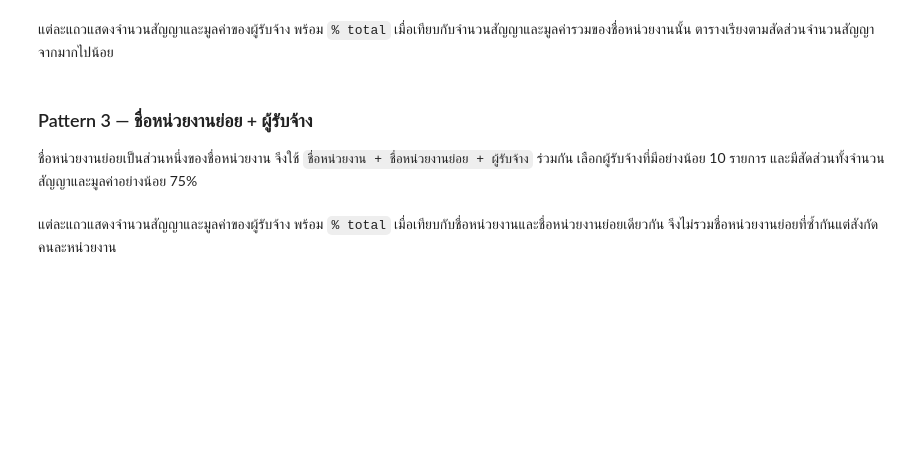
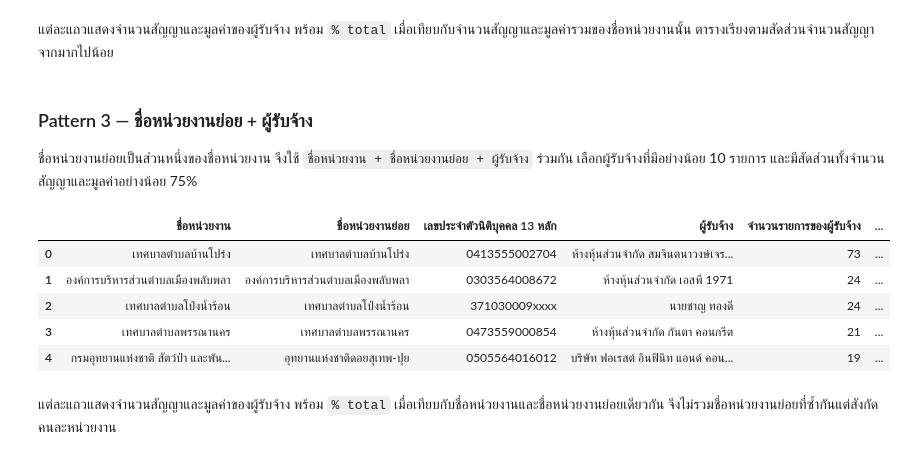
Before and after one commit to mdanmek/nida-dads-notes, a Jupyter notebook: dads5001-data-tools/project/eda/04_construction_review_indicators_2569.ipynb, the cells around one changed output. Drawn from its saved outputs; the diff is of its cells as text; code cells hidden in the pictures; blank space fills up the shorter version.

```diff
--- a/dads5001-data-tools/project/eda/04_construction_review_indicators_2569.ipynb
+++ b/dads5001-data-tools/project/eda/04_construction_review_indicators_2569.ipynb
@@ -344,34 +449,41 @@ subagency_dependence = summarize_dependence(
     [agency_column, subagency_column]
 )
 
 pattern3_pairs = (
     subagency_dependence.loc[
         subagency_dependence['จำนวนรายการของผู้รับจ้าง'].ge(10)
         & subagency_dependence['สัดส่วนจำนวนรายการ (%)'].ge(75)
         & subagency_dependence['สัดส่วนมูลค่า (%)'].ge(75)
     ]
     .sort_values(
         ['สัดส่วนจำนวนรายการ (%)', 'จำนวนรายการของผู้รับจ้าง'],
         ascending=False
     )
     .reset_index(drop=True)
 )
 
 pattern3_keys = set(
     pattern3_pairs[[agency_column, subagency_column, supplier_id_column]]
     .itertuples(index=False, name=None)
 )
 
 study_data['flag_pattern_3'] = [
     (agency, subagency, supplier) in pattern3_keys
     for agency, subagency, supplier in zip(
         study_data[agency_column],
         study_data[subagency_column],
         study_data[supplier_id_column]
     )
 ]
 
-display(pattern3_pairs.head(20))
+display(pattern3_pairs.head(5))
+# %% [output]
+|  | ชื่อหน่วยงาน | ชื่อหน่วยงานย่อย | เลขประจำตัวนิติบุคคล 13 หลัก | ผู้รับจ้าง | จำนวนรายการของผู้รับจ้าง | ... |
+| 0 | เทศบาลตำบลบ้านโปร่ง | เทศบาลตำบลบ้านโปร่ง | 0413555002704 | ห้างหุ้นส่วนจำกัด สมจินตนาวงษ์เจร... | 73 | ... |
+| 1 | องค์การบริหารส่วนตำบลเมืองพลับพลา | องค์การบริหารส่วนตำบลเมืองพลับพลา | 0303564008672 | ห้างหุ้นส่วนจำกัด เอสพี 1971 | 24 | ... |
+| 2 | เทศบาลตำบลโป่งน้ำร้อน | เทศบาลตำบลโป่งน้ำร้อน | 371030009xxxx | นายชาญ ทองดี | 24 | ... |
+| 3 | เทศบาลตำบลพรรณานคร | เทศบาลตำบลพรรณานคร | 0473559000854 | ห้างหุ้นส่วนจำกัด กันตา คอนกรีต | 21 | ... |
+| 4 | กรมอุทยานแห่งชาติ สัตว์ป่า และพัน... | อุทยานแห่งชาติดอยสุเทพ-ปุย | 0505564016012 | บริษัท ฟอเรสต์ อินฟินิท แอนด์ คอน... | 19 | ... |
 # %% [markdown]
 แต่ละแถวแสดงจำนวนสัญญาและมูลค่าของผู้รับจ้าง พร้อม `% total` เมื่อเทียบกับชื่อหน่วยงานและชื่อหน่วยงานย่อยเดียวกัน จึงไม่รวมชื่อหน่วยงานย่อยที่ซ้ำกันแต่สังกัดคนละหน่วยงาน
 # %% [markdown]
```
Also changed, not shown: parts of 17 cells of this notebook.
